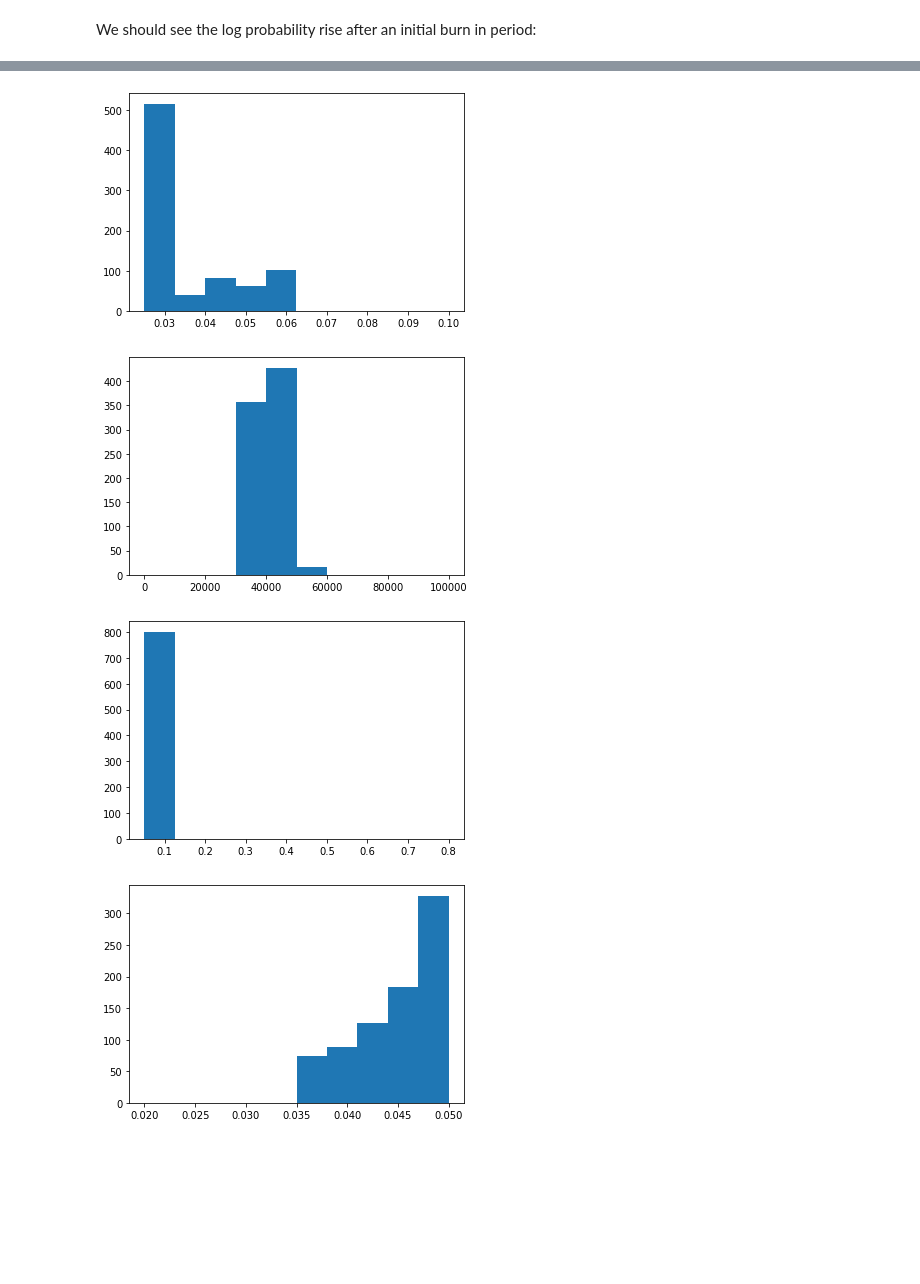
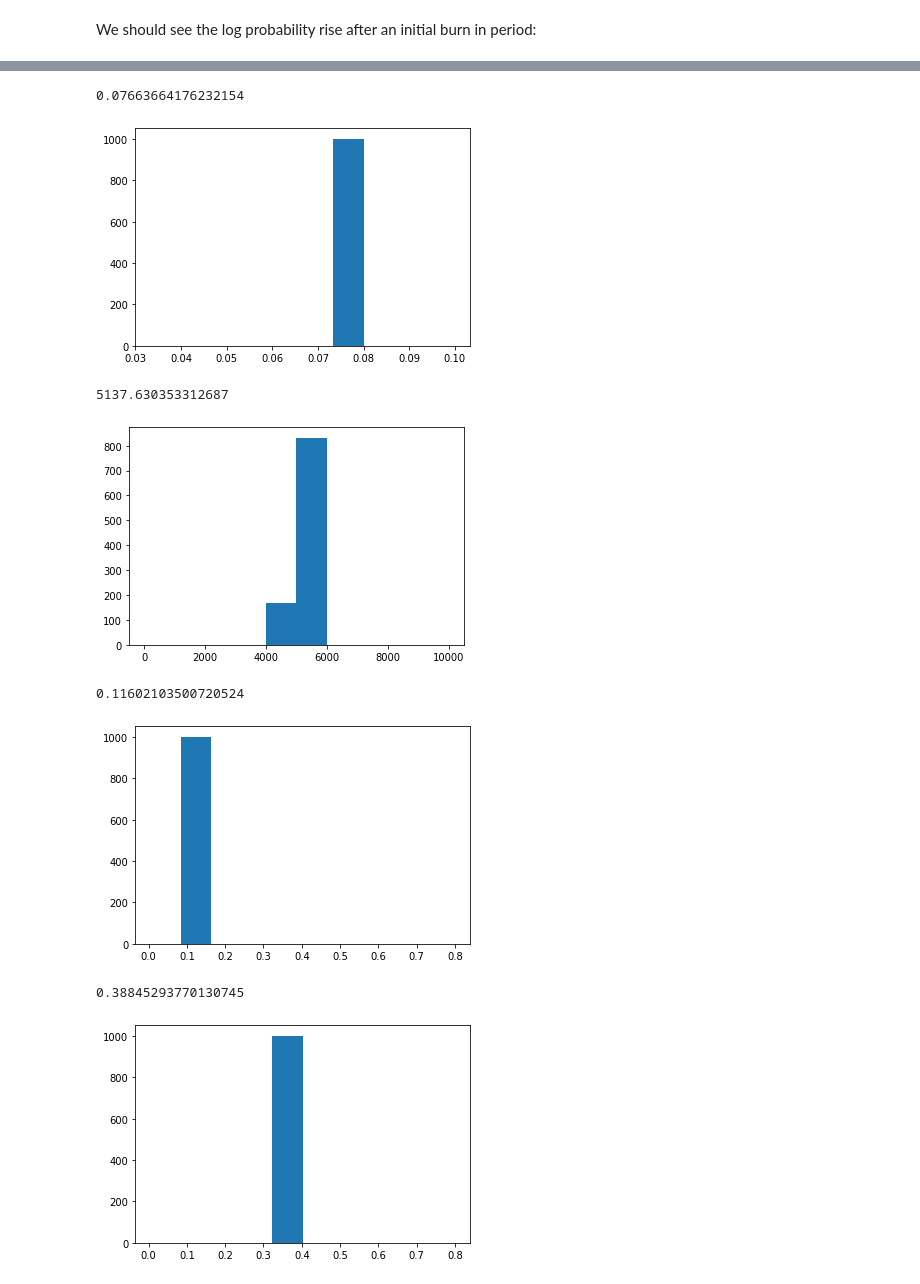
Before and after one commit to miguelsimon/armchair-covid19, a Jupyter notebook: inference.ipynb, the cells around one changed output, grey strips where cells are left out. Saved outputs shown, nothing was run; the diff lists cells and outputs as text; code cells hidden in the pictures; blank space fills up the shorter version.

```diff
--- a/inference.ipynb
+++ b/inference.ipynb
@@ -78,12 +57,13 @@ Now we can specify the problem:
 spec = inference.Spec(
             population=46.66 * 1000000,
             deaths=deaths,
-            b_infected=(1.0, 100000.0),
-            b_alpha=(0.0001, 0.01),
-            b_beta_0=(0.05, 0.8),
-            b_beta_1=(0.02, 0.05),
+            b_infected=(1.0, 10000.0),
+            b_alpha=(0.0001, 0.05),
+            b_beta_0=(0.005, 0.8),
+            b_beta_1=(0.005, 0.8),
             t_lock=t_lock,
-            b_gamma=(1 / 40.0, 1 / 10.0),
+            b_gamma=(1 / 30.0, 1 / 10.0),
+            fuzz = 20.
         )
 # %% [markdown]
 ## Generate markov chain samples
@@ -92,7 +72,7 @@ We're ready to use our hideously inefficient mcmc sampler to sample from the pos
 # %%
 sampler = inference.MCMCSampler(spec)
 
-for i in range(1000):
+for i in range(3000):
     sampler.step()
 # %% [markdown]
 We should see the log probability rise after an initial burn in period:
@@ -104,21 +84,29 @@ plt.show()
 # %%
-# discard first 200 samples
-samples = sampler.samples[200:]
+# discard first samples
+samples = sampler.samples[2000:]
 
 _ = plt.hist([s.gamma for s in samples], range = spec.b_gamma)
+np.mean([s.gamma for s in samples])
 # %% [output]
+0.07663664176232154
-[figure, old version]
+[figure, new version]
 # %%
 _ = plt.hist([s.infected for s in samples], range = spec.b_infected)
+np.mean([s.infected for s in samples])
 # %% [output]
+5137.630353312687
-[figure, old version]
+[figure, new version]
 # %%
 _ = plt.hist([s.beta_0 for s in samples], range = spec.b_beta_0)
+np.mean([s.beta_0 for s in samples])
 # %% [output]
+0.11602103500720524
-[figure, old version]
+[figure, new version]
 # %%
 _ = plt.hist([s.beta_1 for s in samples], range = spec.b_beta_1)
+np.mean([s.beta_1 for s in samples])
 # %% [output]
+0.38845293770130745
-[figure, old version]
+[figure, new version]
 # %%
 _ = plt.hist([s.alpha for s in samples], range = spec.b_alpha)
```
Also changed, not shown: parts of 7 cells of this notebook, 3 other files.
